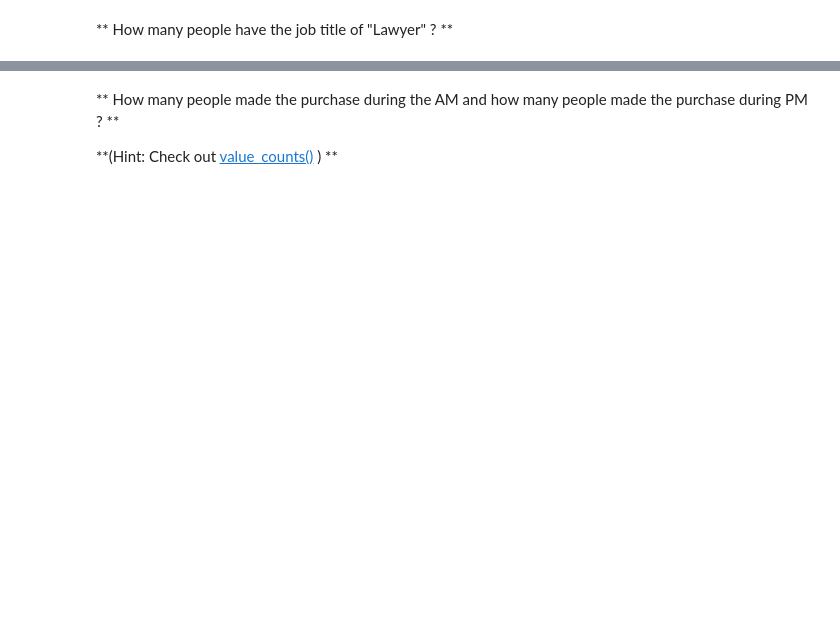
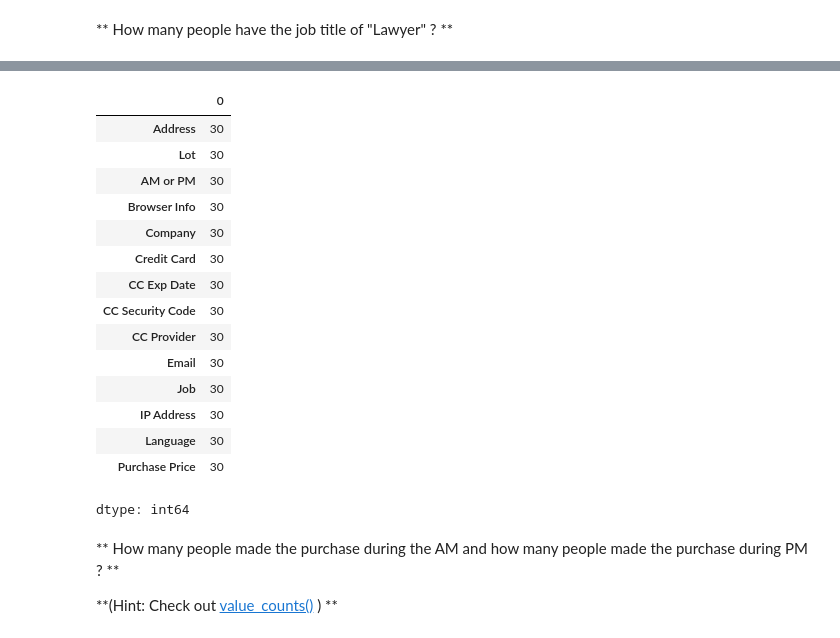
Before and after one commit to TahaThinks/DataScienceProjects2024, a Jupyter notebook: Project 3 Data Science 2025/Ecommerce_Purchases_Exercise_.ipynb, the cells around one changed output, grey strips where cells are left out. Drawn from its saved outputs; the diff is of its cells as text; code cells hidden in the pictures; blank space fills up the shorter version.

```diff
--- a/Project 3 Data Science 2025/Ecommerce_Purchases_Exercise_.ipynb
+++ b/Project 3 Data Science 2025/Ecommerce_Purchases_Exercise_.ipynb
@@ -114,3 +97,22 @@ memory usage: 3.5+ KB
+# %%
+ecom[ecom["Job"]=="Lawyer"].count()
+# %% [output]
+|  | 0 |
+| Address | 30 |
+| Lot | 30 |
+| AM or PM | 30 |
+| Browser Info | 30 |
+| Company | 30 |
+| Credit Card | 30 |
+| CC Exp Date | 30 |
+| CC Security Code | 30 |
+| CC Provider | 30 |
+| Email | 30 |
+| Job | 30 |
+| IP Address | 30 |
+| Language | 30 |
+| Purchase Price | 30 |
+dtype: int64
 # %% [markdown]
 ** How many people made the purchase during the AM and how many people made the purchase during PM ? **
 
```
Also changed, not shown: parts of 25 cells of this notebook.
